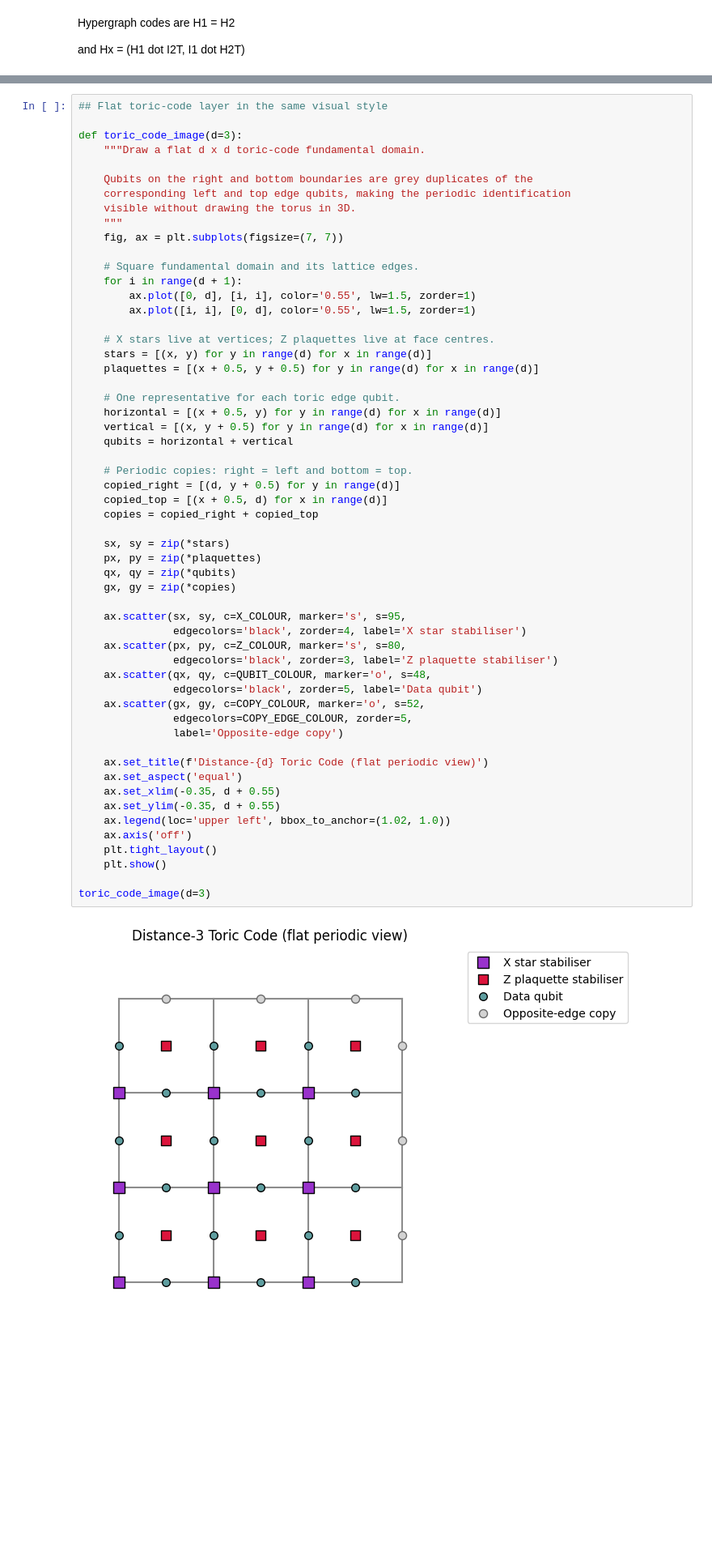
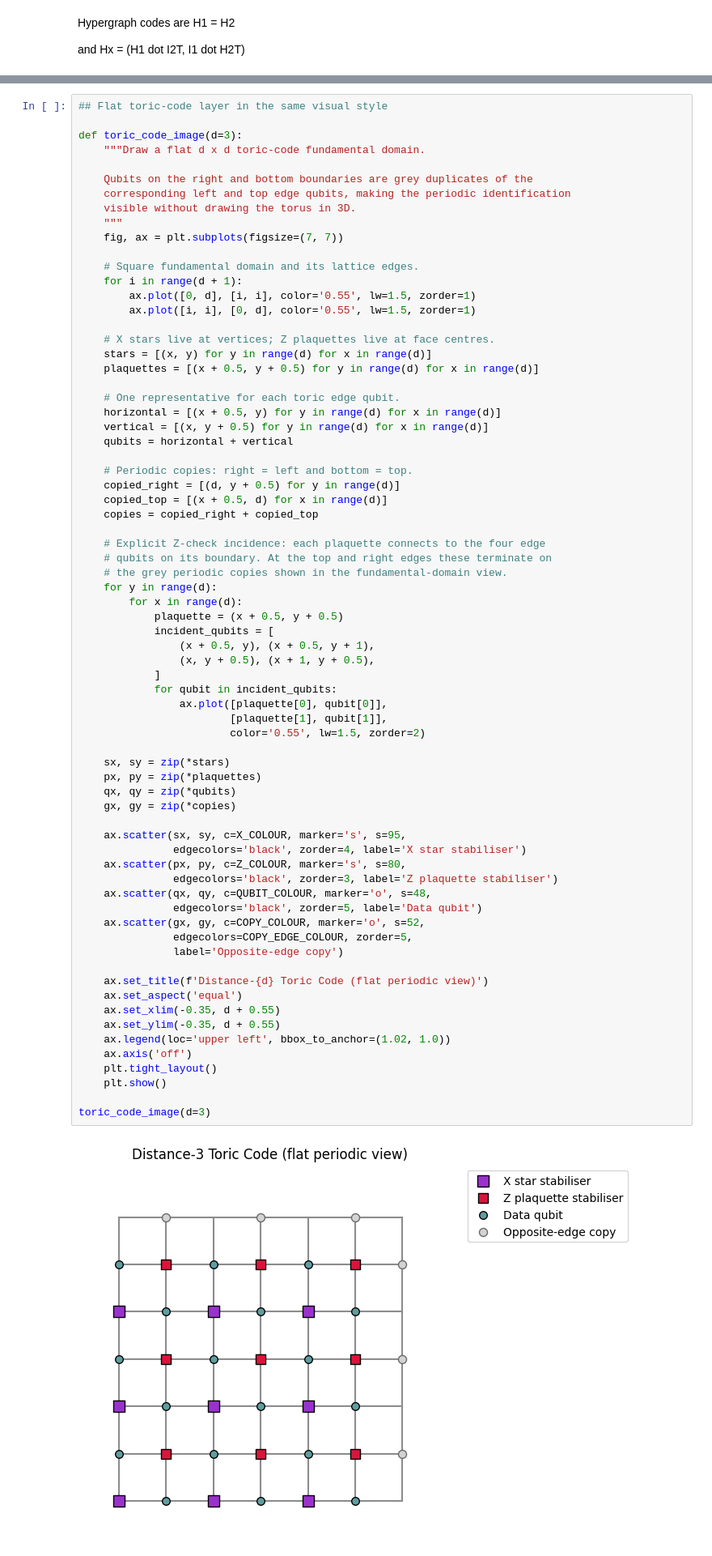
Before and after one commit to laramoyanotaylor/GKP_QEC_Project_Code, a Jupyter notebook: Hypergraph_to_SurfaceCode.ipynb, the cells around one changed output, grey strips where cells are left out. Shown at 81% size. Saved outputs shown, nothing was run; the diff lists cells and outputs as text; blank space fills up the shorter version.

```diff
--- a/Hypergraph_to_SurfaceCode.ipynb
+++ b/Hypergraph_to_SurfaceCode.ipynb
@@ -251,34 +251,49 @@ def toric_code_image(d=3):
     copied_right = [(d, y + 0.5) for y in range(d)]
     copied_top = [(x + 0.5, d) for x in range(d)]
     copies = copied_right + copied_top
 
+    # Explicit Z-check incidence: each plaquette connects to the four edge
+    # qubits on its boundary. At the top and right edges these terminate on
+    # the grey periodic copies shown in the fundamental-domain view.
+    for y in range(d):
+        for x in range(d):
+            plaquette = (x + 0.5, y + 0.5)
+            incident_qubits = [
+                (x + 0.5, y), (x + 0.5, y + 1),
+                (x, y + 0.5), (x + 1, y + 0.5),
+            ]
+            for qubit in incident_qubits:
+                ax.plot([plaquette[0], qubit[0]],
+                        [plaquette[1], qubit[1]],
+                        color='0.55', lw=1.5, zorder=2)
+
     sx, sy = zip(*stars)
     px, py = zip(*plaquettes)
     qx, qy = zip(*qubits)
     gx, gy = zip(*copies)
 
     ax.scatter(sx, sy, c=X_COLOUR, marker='s', s=95,
                edgecolors='black', zorder=4, label='X star stabiliser')
     ax.scatter(px, py, c=Z_COLOUR, marker='s', s=80,
                edgecolors='black', zorder=3, label='Z plaquette stabiliser')
     ax.scatter(qx, qy, c=QUBIT_COLOUR, marker='o', s=48,
                edgecolors='black', zorder=5, label='Data qubit')
     ax.scatter(gx, gy, c=COPY_COLOUR, marker='o', s=52,
                edgecolors=COPY_EDGE_COLOUR, zorder=5,
                label='Opposite-edge copy')
 
     ax.set_title(f'Distance-{d} Toric Code (flat periodic view)')
     ax.set_aspect('equal')
     ax.set_xlim(-0.35, d + 0.55)
     ax.set_ylim(-0.35, d + 0.55)
     ax.legend(loc='upper left', bbox_to_anchor=(1.02, 1.0))
     ax.axis('off')
     plt.tight_layout()
     plt.show()
 
 toric_code_image(d=3)
 # %% [output]
-[figure, old version]
+[figure, new version]
 # %% [markdown]
 ## Toric-code rounds with intermediate measurements
 Integer-height layers are complete planar views of the periodic toric code. Green nodes form a measurement round halfway between each pair of consecutive toric rounds and lie on the stabilizer world-lines. Thus, $T$ toric rounds contain $T-1$ intermediate measurement rounds.
```
Also changed, not shown: parts of 6 cells of this notebook, 2 other files.
